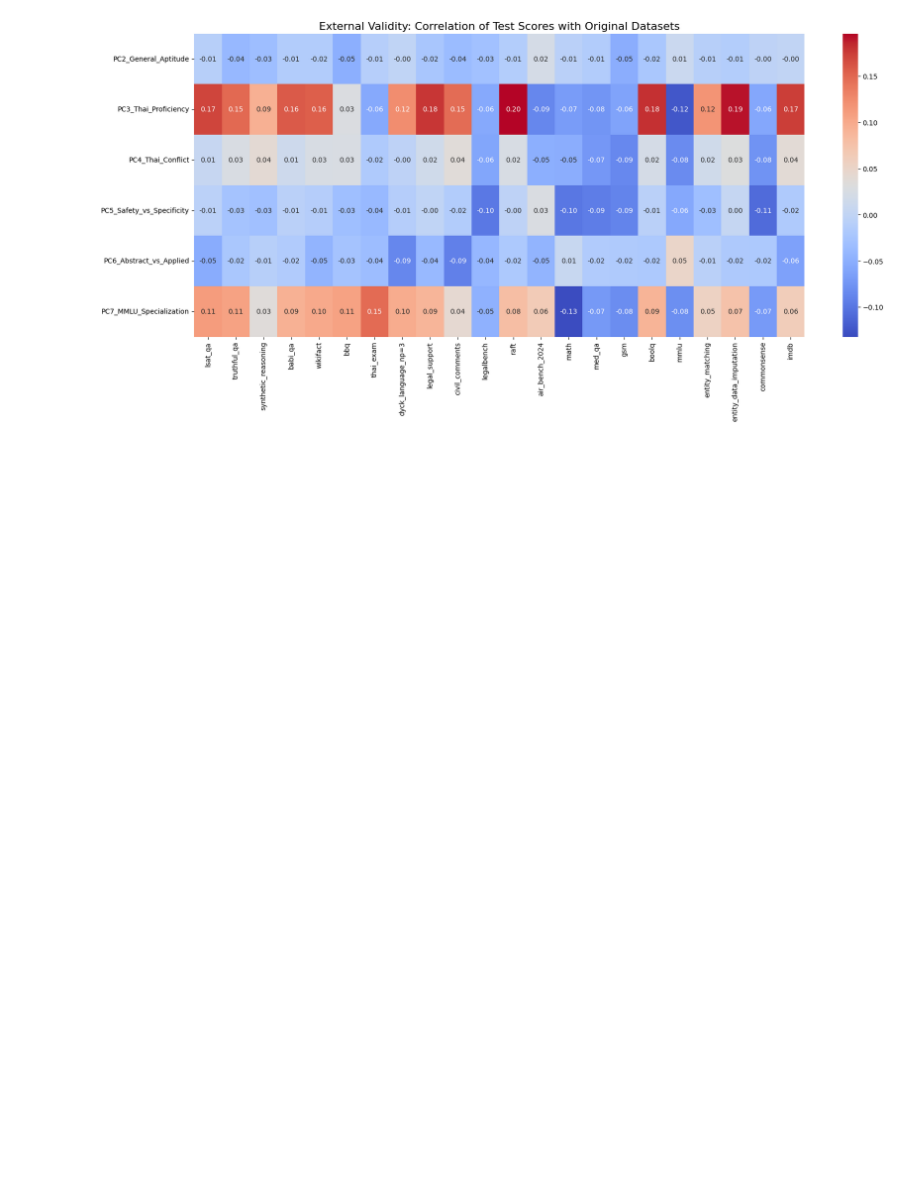
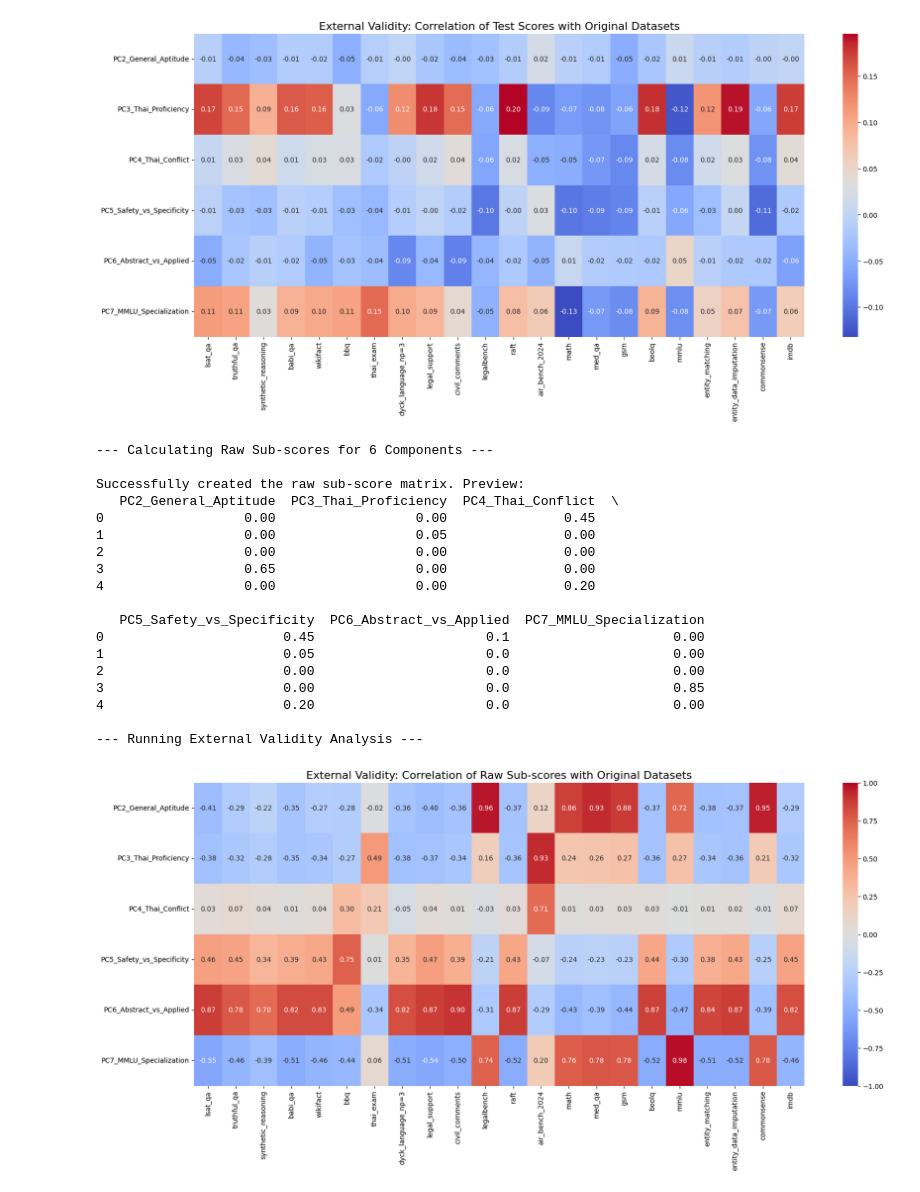
Before and after one commit to ronanhansel/reeval-multi, a Jupyter notebook: calibration/calibration_PCA.ipynb, the cells around one changed output. Drawn from its saved outputs; the diff is of its cells as text; code cells hidden in the pictures; blank space fills up the shorter version.

Commit message:
additional PCA and g-factor analysis

```diff
--- a/calibration/calibration_PCA.ipynb
+++ b/calibration/calibration_PCA.ipynb
@@ -389,3 +372,77 @@ plt.title('External Validity: Correlation of Test Scores with Original Datasets'
 plt.show()
 # %% [output]
 [figure]
+# %%
+import pandas as pd
+import seaborn as sns
+import matplotlib.pyplot as plt
+
+# ====================================================================================
+# 1. Calculate Raw Sub-scores for 6 Components
+# ====================================================================================
+print("--- Calculating Raw Sub-scores for 6 Components ---")
+
+component_names = master_test_df['component'].unique()
+raw_subscores = {}
+
+for component_name in component_names:
+    # Get the sub-DataFrame for all items belonging to the current component
+    component_metadata = master_test_df[master_test_df['component'] == component_name]
+
+    # <<< FIX: Get the NEW indices (0-119) from the index of the metadata DataFrame >>>
+    new_column_indices = component_metadata.index.tolist()
+
+    # Use these new, correct indices to select columns from the NumPy array
+    component_data = final_test_data_matrix[:, new_column_indices]
+
+    # The .mean(axis=1) method works the same for NumPy arrays.
+    raw_subscores[component_name] = component_data.mean(axis=1)
+
+# Create the final (183, 6) DataFrame of raw sub-scores
+raw_subscores_df = pd.DataFrame(raw_subscores)
+
+print("\nSuccessfully created the raw sub-score matrix. Preview:")
+print(raw_subscores_df.head())
+
+
+# ====================================================================================
+# 2. Run External Validity Analysis on Raw Sub-scores
+# ====================================================================================
+print("\n--- Running External Validity Analysis ---")
+
+# Combine your new sub-scores with the original dataset scores
+combined_df = pd.concat([raw_subscores_df, score_matrix_df], axis=1)
+
+# Calculate the full correlation matrix
+full_corr_matrix = combined_df.corr()
+
+# Isolate the part of the matrix we care about:
+# Rows: Your 6 new raw sub-scores
+# Columns: The 22 original dataset scores
+validity_matrix = full_corr_matrix.loc[raw_subscores_df.columns, score_matrix_df.columns]
+
+# Plot the validity matrix as a heatmap
+plt.figure(figsize=(20, 8))
+sns.heatmap(validity_matrix, annot=True, cmap='coolwarm', fmt='.2f', vmin=-1, vmax=1)
+plt.title('External Validity: Correlation of Raw Sub-scores with Original Datasets', fontsize=16)
+plt.show()
+# %% [output]
+--- Calculating Raw Sub-scores for 6 Components ---
+
+Successfully created the raw sub-score matrix. Preview:
+   PC2_General_Aptitude  PC3_Thai_Proficiency  PC4_Thai_Conflict  \
+0                  0.00                  0.00               0.45
+1                  0.00                  0.05               0.00
+2                  0.00                  0.00               0.00
+3                  0.65                  0.00               0.00
+4                  0.00                  0.00               0.20
+
+   PC5_Safety_vs_Specificity  PC6_Abstract_vs_Applied  PC7_MMLU_Specialization
+0                       0.45                      0.1                     0.00
+1                       0.05                      0.0                     0.00
+2                       0.00                      0.0                     0.00
+3                       0.00                      0.0                     0.85
+4                       0.20                      0.0                     0.00
+
+--- Running External Validity Analysis ---
+[figure, added]
```
Also changed, not shown: parts of 10 cells of this notebook, 2 other files.
